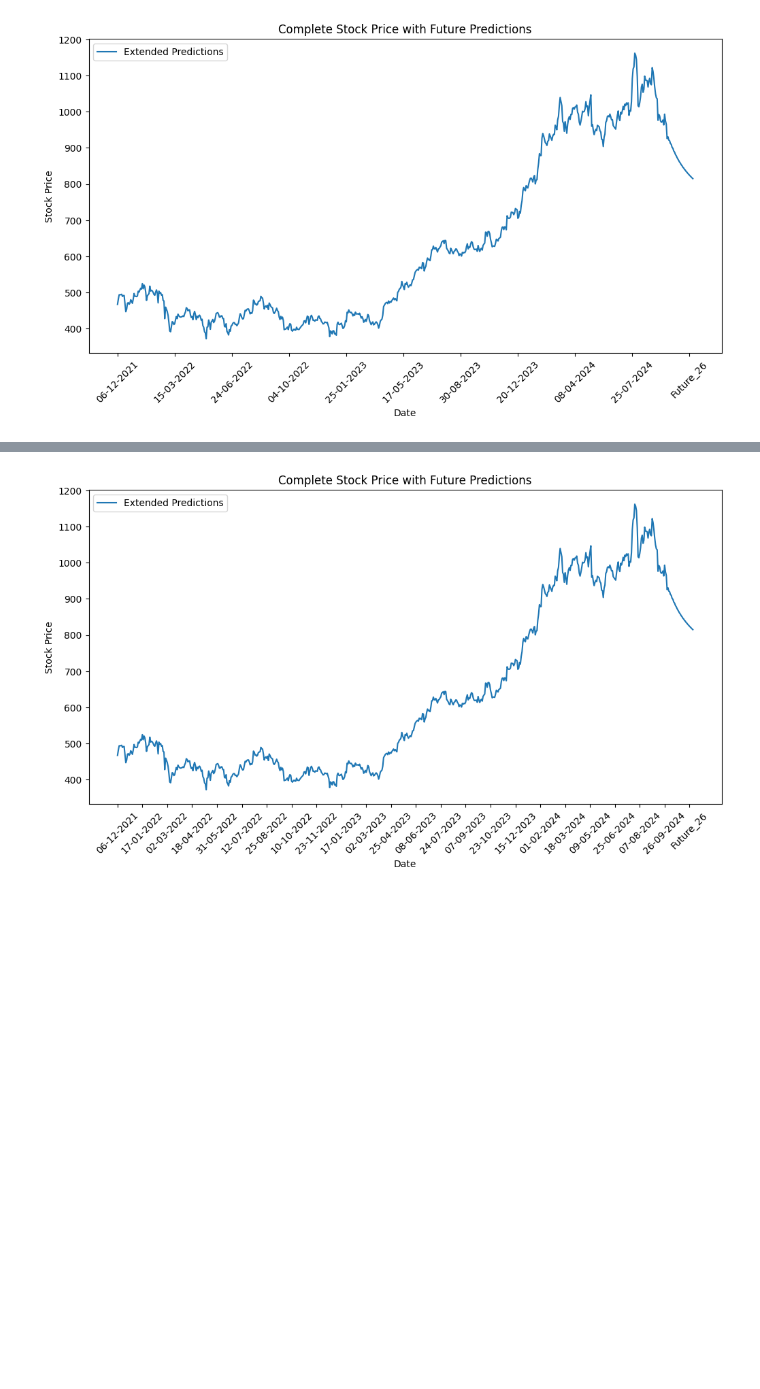
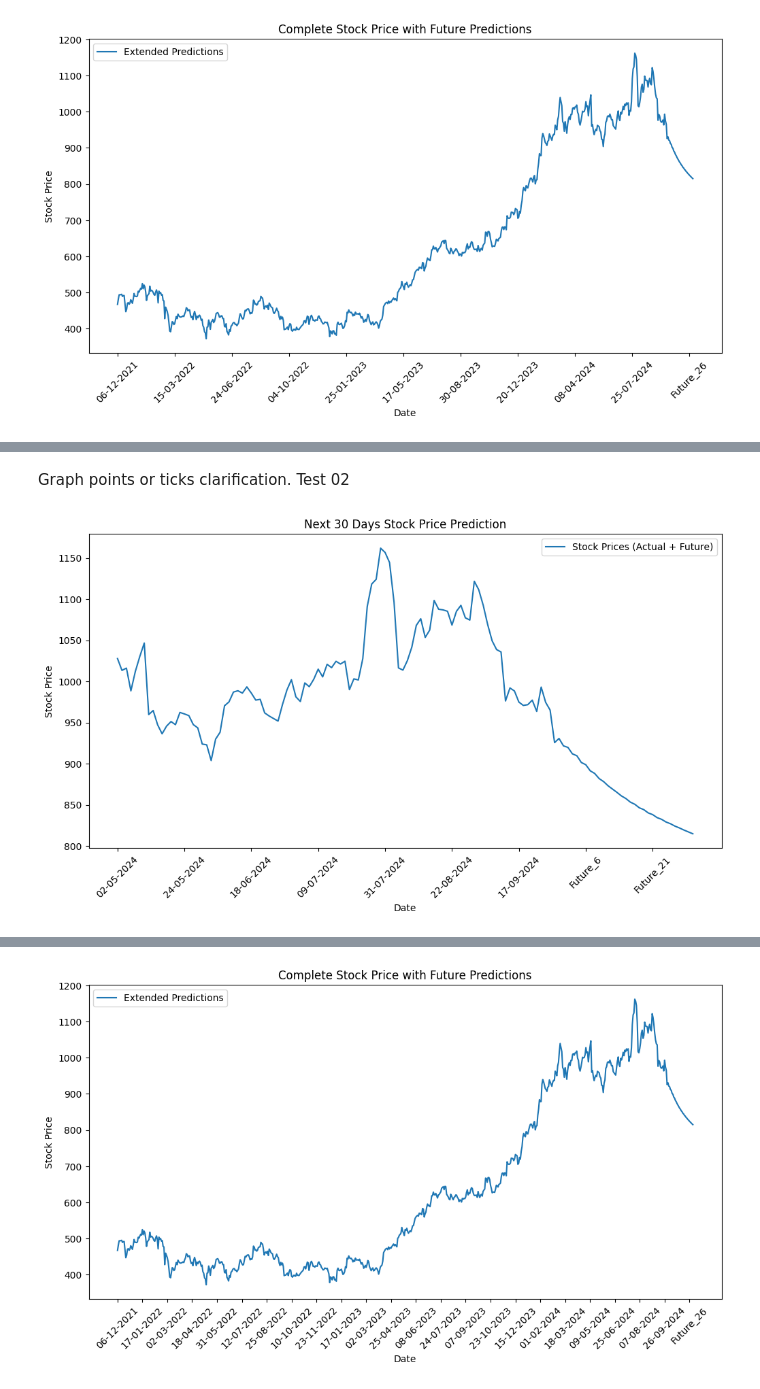
Before and after one commit to shivannadm/Data_Science_path, a Jupyter notebook: 02_lstm_stock_price_prediction_Testing.ipynb, the cells around one changed output, grey strips where cells are left out. Cells and saved outputs as stored; diff of their text form; code cells hidden in the pictures; blank space fills up the shorter version.

```diff
--- a/02_lstm_stock_price_prediction_Testing.ipynb
+++ b/02_lstm_stock_price_prediction_Testing.ipynb
@@ -516,0 +545,26 @@ Test RMSE: 985.4740322132095
+# %% [markdown]
+Graph points or ticks clarification. Test 02
+# %%
+# Combine the last 100 actual dates and future dates
+combined_dates = dates[-100:].tolist() + future_dates
+
+# Combine the last 100 actual prices and future predictions
+combined_prices = np.concatenate((scaler.inverse_transform(df1[-100:]), future_predictions), axis=0)
+
+# Calculate tick indices for every 30 days
+tick_indices = list(range(0, len(combined_dates), 15))
+
+# Plot the predictions for both actual and future data
+plt.figure(figsize=(12, 6))
+plt.plot(combined_dates, combined_prices, label="Stock Prices (Actual + Future)")
+
+# Adjust x-ticks to show every 30th date
+plt.xticks(ticks=tick_indices, labels=[combined_dates[i] for i in tick_indices], rotation=45)
+
+plt.title("Next 30 Days Stock Price Prediction")
+plt.xlabel("Date")
+plt.ylabel("Stock Price")
+plt.legend()
+plt.show()
+# %% [output]
+[figure, added]
```
Also changed, not shown: parts of 9 cells of this notebook.
